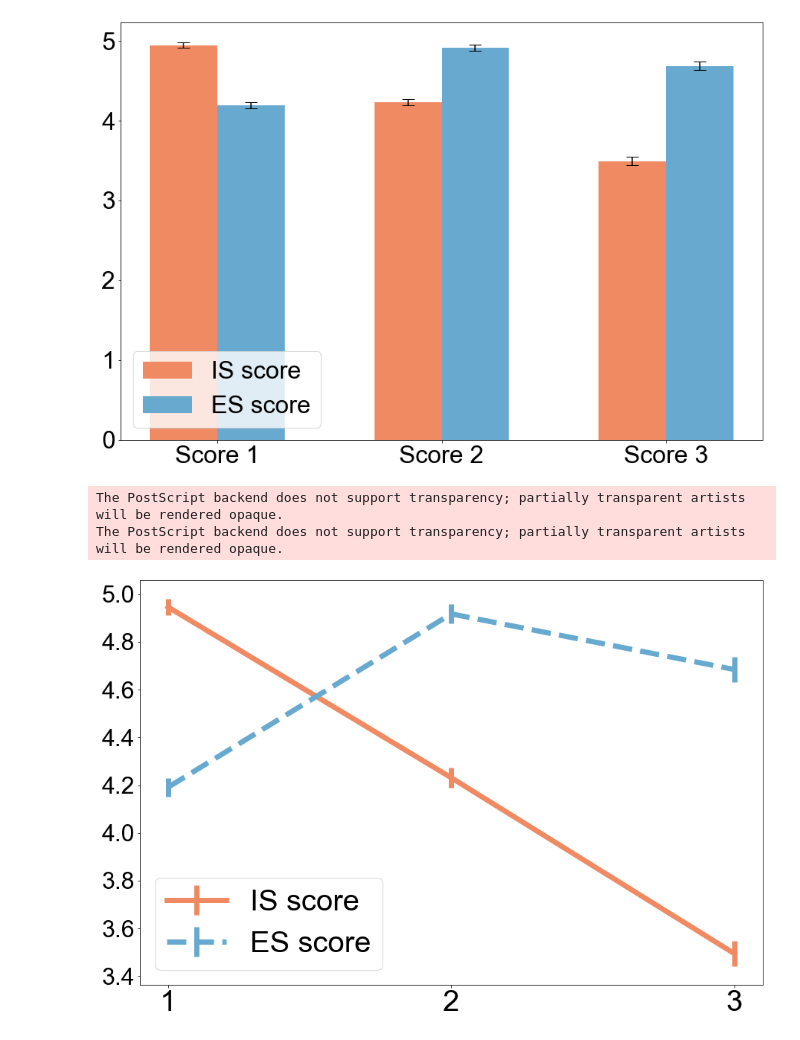
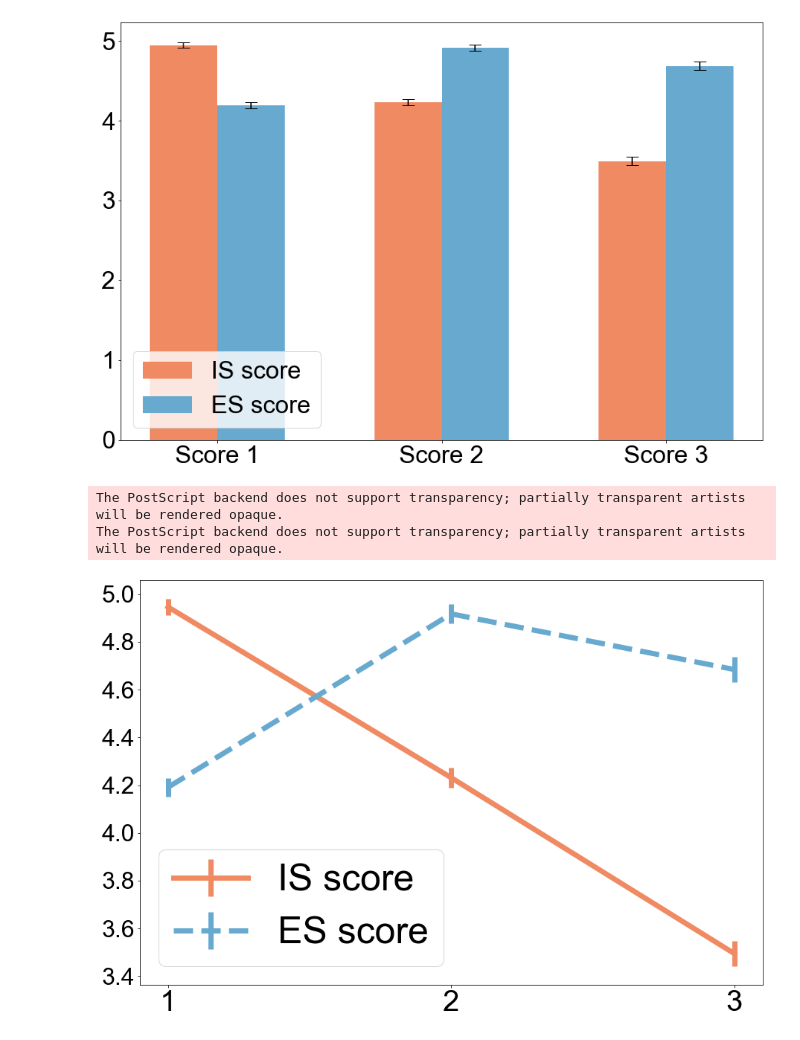
Before and after one commit to tr0up2r/plotting-and-graph-analysis, a Jupyter notebook: error_bar_plot.ipynb, the cells around one changed output. Drawn from its saved outputs; the diff is of its cells as text; code cells hidden in the pictures.

```diff
--- a/error_bar_plot.ipynb
+++ b/error_bar_plot.ipynb
@@ -85,16 +85,16 @@ plt.show()
 # %%
 plt.figure(figsize=[15, 10])
 plt.errorbar(x=[1,2,3], y=IS_average, yerr=IS_error, color='#ef8a62', linewidth=7, elinewidth=7)
 plt.errorbar(x=[1,2,3], y=ES_average, yerr=ES_error, color='#67a9cf', linewidth=7, elinewidth=7, linestyle='--')
 
-plt.legend(['IS score', 'ES score'], fontsize=40)
+plt.legend(['IS score', 'ES score'], fontsize=50)
 plt.xticks(np.arange(1, 4, step=1), fontsize=40)
 plt.yticks(fontsize=32)
 
-filename="error_bar_vote_score.eps"
+filename="/home/mykim/source/plotting-and-graph-analysis/eps/error_bar_vote_score.eps"
 
 plt.savefig(filename, format='eps', bbox_inches='tight')
 # %% [output]
 The PostScript backend does not support transparency; partially transparent artists will be rendered opaque.
 The PostScript backend does not support transparency; partially transparent artists will be rendered opaque.
-[figure, old version]
+[figure, new version]
```
Also changed, not shown: 4 other files.
